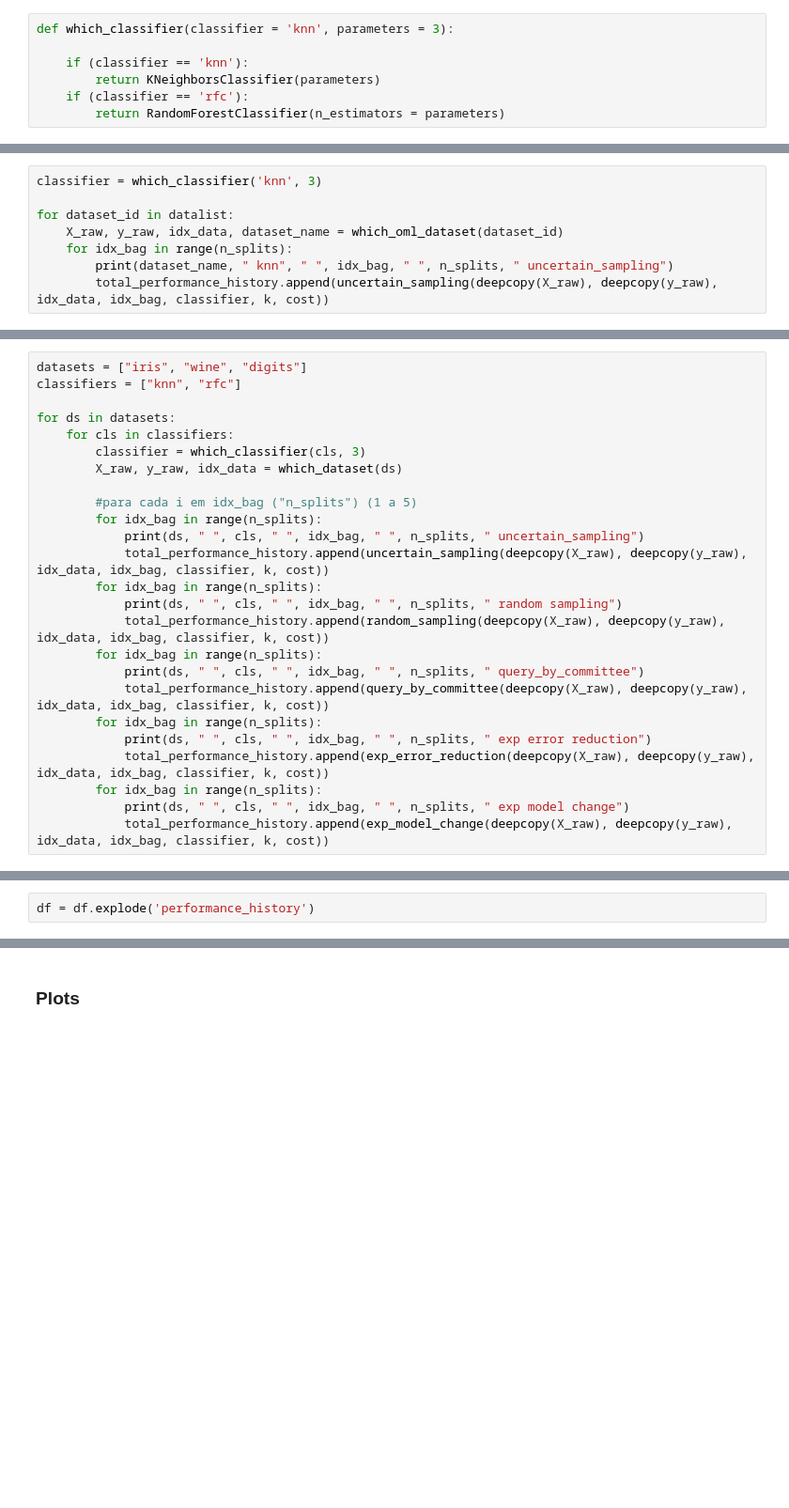
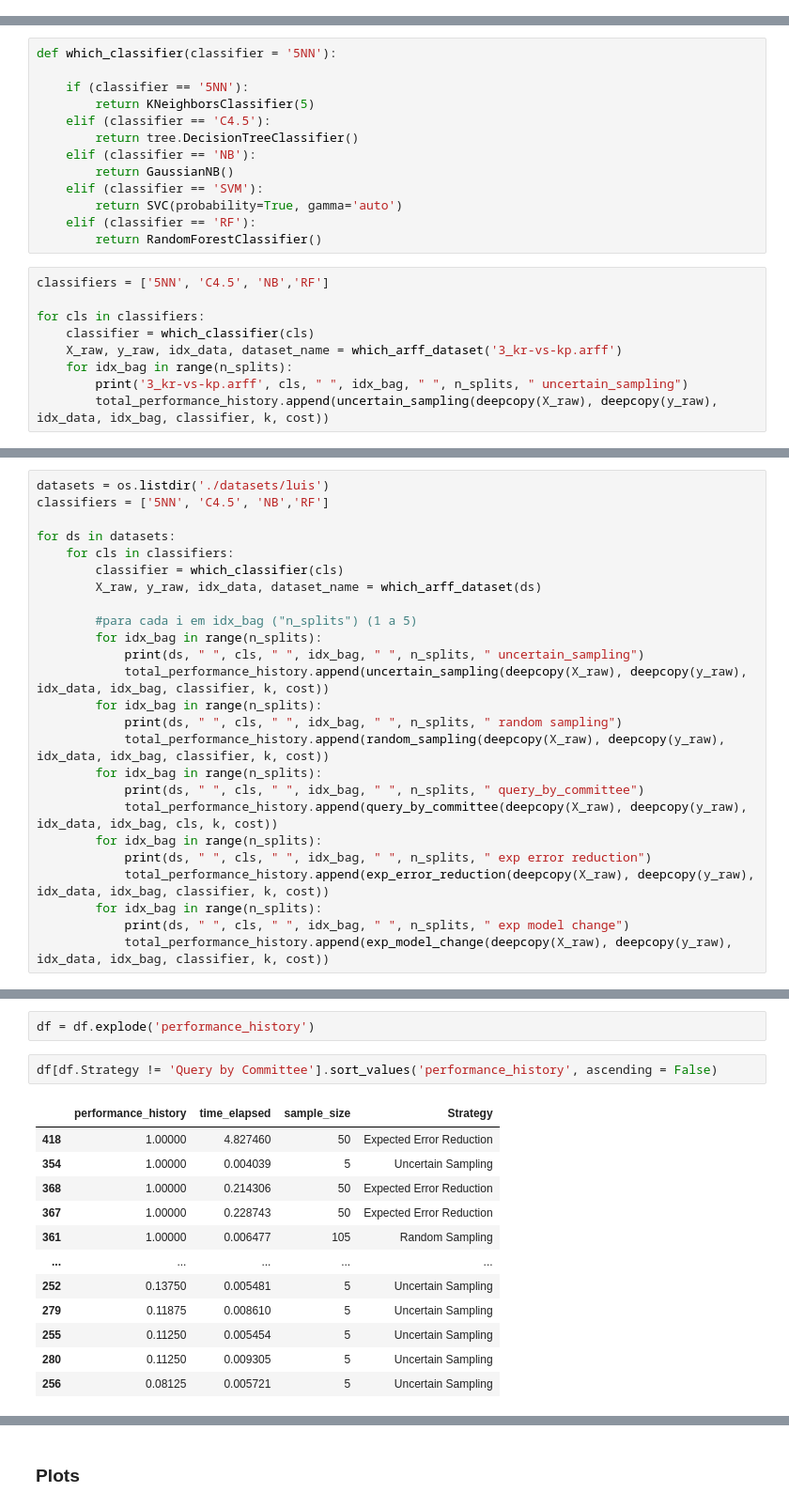
Before and after one commit to ahmoura/active_learning, a Jupyter notebook: data/Active Learn Strategies.ipynb, the cells around one changed output, grey strips where cells are left out. Shown at 94% size. Cells and saved outputs as stored; diff of their text form; blank space fills up the shorter version.

```diff
--- a/data/Active Learn Strategies.ipynb
+++ b/data/Active Learn Strategies.ipynb
@@ -351,10 +355,3 @@ def which_oml_dataset(dataset_id, n_splits = 5):
             idx_data.append([train_index, test_index])
 
     return X_raw, y_raw, idx_data, data.name
-# %%
-def which_classifier(classifier = 'knn', parameters = 3):
-
-    if (classifier == 'knn'):
-        return KNeighborsClassifier(parameters)
-    if (classifier == 'rfc'):
-        return RandomForestClassifier(n_estimators = parameters)
@@ -361,9 +386,23 @@ def which_classifier(classifier = 'knn', parameters = 3):
+# %%
+def which_classifier(classifier = '5NN'):
+
+    if (classifier == '5NN'):
+        return KNeighborsClassifier(5)
+    elif (classifier == 'C4.5'):
+        return tree.DecisionTreeClassifier()
+    elif (classifier == 'NB'):
+        return GaussianNB()
+    elif (classifier == 'SVM'):
+        return SVC(probability=True, gamma='auto')
+    elif (classifier == 'RF'):
+        return RandomForestClassifier()
 # %%
-classifier = which_classifier('knn', 3)
+classifiers = ['5NN', 'C4.5', 'NB','RF']
 
-for dataset_id in datalist:
-    X_raw, y_raw, idx_data, dataset_name = which_oml_dataset(dataset_id)
+for cls in classifiers:
+    classifier = which_classifier(cls)
+    X_raw, y_raw, idx_data, dataset_name = which_arff_dataset('3_kr-vs-kp.arff')
     for idx_bag in range(n_splits):
-        print(dataset_name, " knn", " ", idx_bag, " ", n_splits, " uncertain_sampling")
+        print('3_kr-vs-kp.arff', cls, " ", idx_bag, " ", n_splits, " uncertain_sampling")
         total_performance_history.append(uncertain_sampling(deepcopy(X_raw), deepcopy(y_raw), idx_data, idx_bag, classifier, k, cost))
 # %% [output]
@@ -388,11 +429,11 @@ KeyboardInterrupt:
 # %%
-datasets = ["iris", "wine", "digits"]
-classifiers = ["knn", "rfc"]
+datasets = os.listdir('./datasets/luis')
+classifiers = ['5NN', 'C4.5', 'NB','RF']
 
 for ds in datasets:
     for cls in classifiers:
-        classifier = which_classifier(cls, 3)
-        X_raw, y_raw, idx_data = which_dataset(ds)
+        classifier = which_classifier(cls)
+        X_raw, y_raw, idx_data, dataset_name = which_arff_dataset(ds)
 
         #para cada i em idx_bag ("n_splits") (1 a 5)
         for idx_bag in range(n_splits):
@@ -403,7 +444,7 @@ for ds in datasets:
             total_performance_history.append(random_sampling(deepcopy(X_raw), deepcopy(y_raw), idx_data, idx_bag, classifier, k, cost))
         for idx_bag in range(n_splits):
             print(ds, " ", cls, " ", idx_bag, " ", n_splits, " query_by_committee")
-            total_performance_history.append(query_by_committee(deepcopy(X_raw), deepcopy(y_raw), idx_data, idx_bag, classifier, k, cost))
+            total_performance_history.append(query_by_committee(deepcopy(X_raw), deepcopy(y_raw), idx_data, idx_bag, cls, k, cost))
         for idx_bag in range(n_splits):
             print(ds, " ", cls, " ", idx_bag, " ", n_splits, " exp error reduction")
             total_performance_history.append(exp_error_reduction(deepcopy(X_raw), deepcopy(y_raw), idx_data, idx_bag, classifier, k, cost))
@@ -494,3 +606,18 @@ total_performance_history
 df = pd.DataFrame.from_dict(total_performance_history)
 # %%
 df = df.explode('performance_history')
+# %%
+df[df.Strategy != 'Query by Committee'].sort_values('performance_history', ascending = False)
+# %% [output]
+|  | performance_history | time_elapsed | sample_size | Strategy |
+| 418 | 1.00000 | 4.827460 | 50 | Expected Error Reduction |
+| 354 | 1.00000 | 0.004039 | 5 | Uncertain Sampling |
+| 368 | 1.00000 | 0.214306 | 50 | Expected Error Reduction |
+| 367 | 1.00000 | 0.228743 | 50 | Expected Error Reduction |
+| 361 | 1.00000 | 0.006477 | 105 | Random Sampling |
+| ... | ... | ... | ... | ... |
+| 252 | 0.13750 | 0.005481 | 5 | Uncertain Sampling |
+| 279 | 0.11875 | 0.008610 | 5 | Uncertain Sampling |
+| 255 | 0.11250 | 0.005454 | 5 | Uncertain Sampling |
+| 280 | 0.11250 | 0.009305 | 5 | Uncertain Sampling |
+| 256 | 0.08125 | 0.005721 | 5 | Uncertain Sampling |
```
Also changed, not shown: parts of 21 cells of this notebook, 2 other files.
